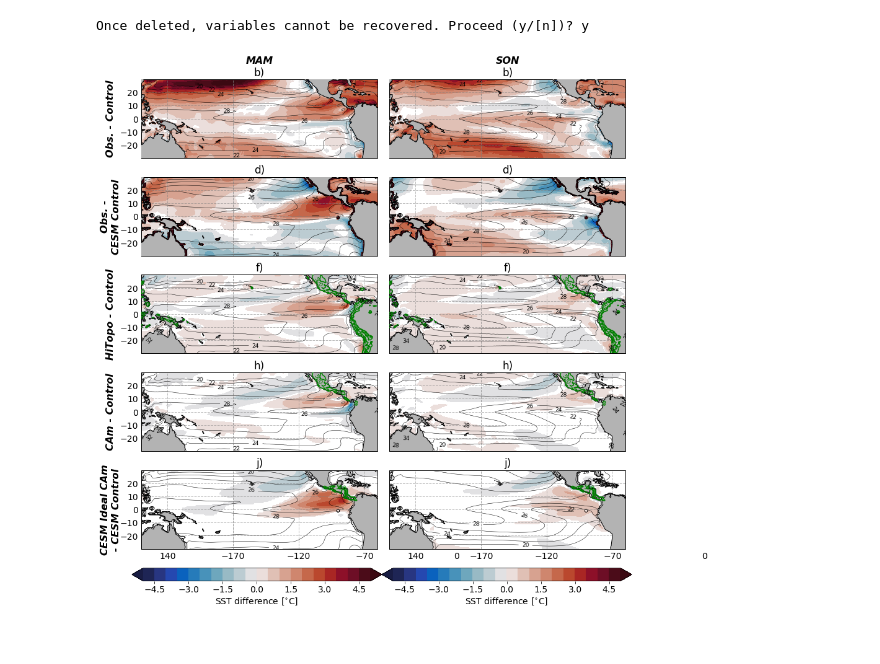
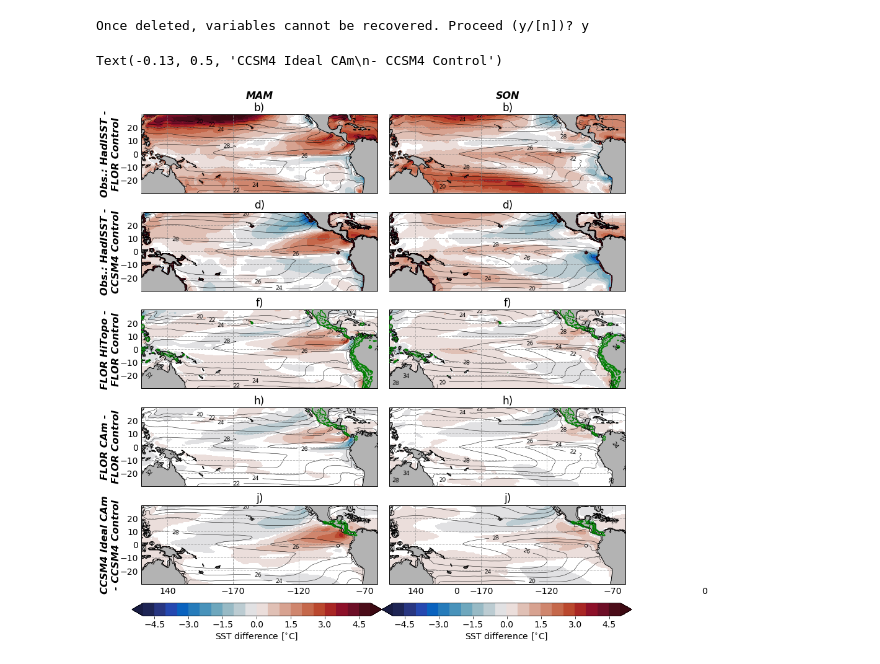
Before and after one commit to janewbaldwin/HiTopo, a Jupyter notebook: SST_Figures.ipynb, the cells around one changed output. Saved outputs shown, nothing was run; the diff lists cells and outputs as text; code cells hidden in the pictures.

Commit message:
revised to work with publication data

```diff
--- a/SST_Figures.ipynb
+++ b/SST_Figures.ipynb
@@ -122,16 +132,28 @@ def sigtest2n(yearmean1,yearmean2,timemean1,timemean2):
 # %%
 # PATHS TO DATA FILES
 
-direc = '/tigress/GEOCLIM/janewb/MODEL_OUT'
+# direc = '/tigress/GEOCLIM/janewb/MODEL_OUT'
+# diag = 't_surf'
+# files = {}
+
+# files['ctrl'] = direc+'/CTL1860_newdiag_tigercpu_intelmpi_18_576PE_coldstart/TIMESERIES/'+diag+'.00010101-03000101.atmos_month.nc'
+# files['cam'] = '/tigress/janewb/MODEL_OUT_HERE/CTL1860_newdiag_tigercpu_intelmpi_18_576PE_coldstart_HiTopo1_CAM/TIMESERIES/'+diag+'.00010101-02050101.atmos_month.nc'
+# files['hitopo'] = direc+'/CTL1860_newdiag_tigercpu_intelmpi_18_576PE_coldstart_HiTopo1/TIMESERIES/'+diag+'.00010101-06000101.atmos_month.nc'
+# files['obs'] = '/tigress/janewb/OBS/HadISSTv1.1/HadISST_sst.nc'
+# files['cesm_cam'] = '/tigress/janewb/HiTopo/FROM_ALYSSA/CESM_data/ccsm4pi_topo2.pop.h.SSTregrid.000101-029912.nc'
+# files['cesm_ctrl'] = '/tigress/janewb/HiTopo/FROM_ALYSSA/CESM_data/b40.1850.track1.1deg.006.pop.h.SSTregrid.100001-130012.nc'
+
+
+direc = '/tigress/janewb/public_html/HITOPO/'
 diag = 't_surf'
 files = {}
 
-files['ctrl'] = direc+'/CTL1860_newdiag_tigercpu_intelmpi_18_576PE_coldstart/TIMESERIES/'+diag+'.00010101-03000101.atmos_month.nc'
-files['cam'] = '/tigress/janewb/MODEL_OUT_HERE/CTL1860_newdiag_tigercpu_intelmpi_18_576PE_coldstart_HiTopo1_CAM/TIMESERIES/'+diag+'.00010101-02050101.atmos_month.nc'
-files['hitopo'] = direc+'/CTL1860_newdiag_tigercpu_intelmpi_18_576PE_coldstart_HiTopo1/TIMESERIES/'+diag+'.00010101-06000101.atmos_month.nc'
-files['obs'] = '/tigress/gvecchi/DATA/HADISST/HadISST_sst.nc'
-files['cesm_cam'] = '/tigress/janewb/HiTopo/FROM_ALYSSA/CESM_data/ccsm4pi_topo2.pop.h.SSTregrid.000101-029912.nc'
-files['cesm_ctrl'] = '/tigress/janewb/HiTopo/FROM_ALYSSA/CESM_data/b40.1850.track1.1deg.006.pop.h.SSTregrid.100001-130012.nc'
+files['ctrl'] = direc+'flor.ctrl.sst.nc'
+files['cam'] = direc+'flor.cam.sst.nc'
+files['hitopo'] = direc+'flor.hitopo.sst.nc'
+files['obs'] = direc+'obs.hadisst.sst.nc'
+files['cesm_ctrl'] = direc+'ccsm4.ctrl.sst.nc'
+files['cesm_cam'] = direc+'ccsm4.ideal_cam.sst.nc'
 # %%
 # DATA CLEANING
 x = 'lon'
@@ -141,7 +163,7 @@ units = 'C'
 model_tmin = '0031'
 model_tmax = '0200'
 obs_tmin = '1947'
-obs_tmax = '2016'
+obs_tmax = '2019'
 calendars = {'ctrl':'noleap',
              'cam':'noleap',
              'hitopo':'noleap',
@@ -169,6 +191,7 @@ for key in ['ctrl','cam','hitopo']:
 
 for key in ['cesm_ctrl','cesm_cam']:
     dat[key] = xr.open_dataset(files[key])
+    dat[key] = shift_dates_1M(dat[key])
     dat[key] = dat[key].rename({'sst_regrid':'sst'})
     sst[key] = dat[key].sst
     sst[key].attrs = dat[key].attrs
@@ -478,37 +501,38 @@ CS = np.squeeze(mdiff_topo['cesm_cam']).plot.contour(zorder=3,colors=topocolor,l
 ax10.clabel(CS, fontsize=9, inline=1, fmt = '%1.f')
 ax10.set_title('j)')
 gl = ax10.gridlines(crs=ccrs.PlateCarree(), draw_labels=True,
                   linewidth=lw, color='gray', alpha=0.5, linestyle='--')
 gl.xlabels_top = False
 gl.ylabels_right = False
 gl.ylabels_left = False
 gl.xlocator = mticker.FixedLocator([140,190,-170,-120,-70,0])
 gl.ylocator = mticker.FixedLocator([-30,-20,-10,0,10,20,30])
 
 #Colorbars
 
 fig.subplots_adjust(wspace=0.05,hspace=0.0)
 cb2_ax = fig.add_axes([0.11, 0.09, 0.4, 0.02])
 cb2 = fig.colorbar(im2, cax=cb2_ax, orientation='horizontal')
 cb2.ax.set_xlabel('SST difference [$^{\circ}$C]')
 
 cb2_ax = fig.add_axes([0.51, 0.09, 0.4, 0.02])
 cb2 = fig.colorbar(im2, cax=cb2_ax, orientation='horizontal')
 cb2.ax.set_xlabel('SST difference [$^{\circ}$C]')
 
 #labels
 ax1.text(0.5,1.2,'MAM',fontsize = fs_label, style='italic',transform=ax1.transAxes, horizontalalignment='center', fontweight='bold')
 ax2.text(0.5,1.2,'SON',fontsize = fs_label, style='italic', transform=ax2.transAxes, horizontalalignment='center', fontweight='bold')
 
-ax1.text(-0.13,0.5,'Obs. - Control',fontsize = fs_label, style='italic', transform=ax1.transAxes, rotation = 90, verticalalignment='center', ha = 'center', fontweight='bold')
-ax3.text(-0.13,0.5,'Obs. -\nCESM Control',fontsize = fs_label, style='italic',transform=ax3.transAxes, rotation = 90, verticalalignment='center', ha = 'center', fontweight='bold')
-ax5.text(-0.13,0.5,'HiTopo - Control',fontsize = fs_label, style='italic', transform=ax5.transAxes, rotation = 90, verticalalignment='center', ha = 'center', fontweight='bold')
-ax7.text(-0.13,0.5,'CAm - Control',fontsize = fs_label, style='italic',transform=ax7.transAxes, rotation = 90, verticalalignment='center', ha = 'center', fontweight='bold')
-ax9.text(-0.13,0.5,'CESM Ideal CAm\n- CESM Control', style='italic',fontsize = fs_label, transform=ax9.transAxes, rotation = 90, verticalalignment='center', ha = 'center', fontweight='bold')
+ax1.text(-0.13,0.5,'Obs.: HadISST -\nFLOR Control',fontsize = fs_label, style='italic', transform=ax1.transAxes, rotation = 90, verticalalignment='center', ha = 'center', fontweight='bold')
+ax3.text(-0.13,0.5,'Obs.: HadISST -\nCCSM4 Control',fontsize = fs_label, style='italic',transform=ax3.transAxes, rotation = 90, verticalalignment='center', ha = 'center', fontweight='bold')
+ax5.text(-0.13,0.5,'FLOR HiTopo -\nFLOR Control',fontsize = fs_label, style='italic', transform=ax5.transAxes, rotation = 90, verticalalignment='center', ha = 'center', fontweight='bold')
+ax7.text(-0.13,0.5,'FLOR CAm -\nFLOR Control',fontsize = fs_label, style='italic',transform=ax7.transAxes, rotation = 90, verticalalignment='center', ha = 'center', fontweight='bold')
+ax9.text(-0.13,0.5,'CCSM4 Ideal CAm\n- CCSM4 Control', style='italic',fontsize = fs_label, transform=ax9.transAxes, rotation = 90, verticalalignment='center', ha = 'center', fontweight='bold')
 
 #plt.tight_layout()
 
 #plt.savefig('sst_map_mam-son.png',dpi = 600)
-plt.savefig('sst_map_mam-son.pdf')
+#plt.savefig('sst_map_mam-son.pdf')
 # %% [output]
+Text(-0.13, 0.5, 'CCSM4 Ideal CAm\n- CCSM4 Control')
-[figure, old version]
+[figure, new version]
```
Also changed, not shown: parts of 4 cells of this notebook, 4 other files.
